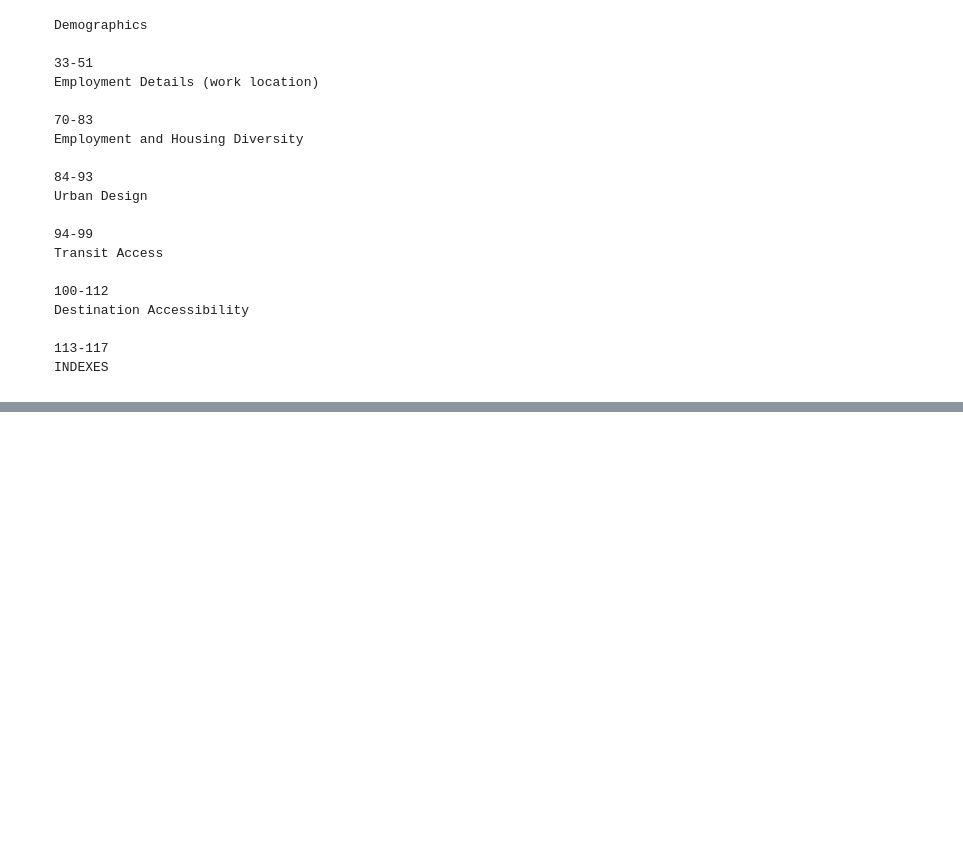
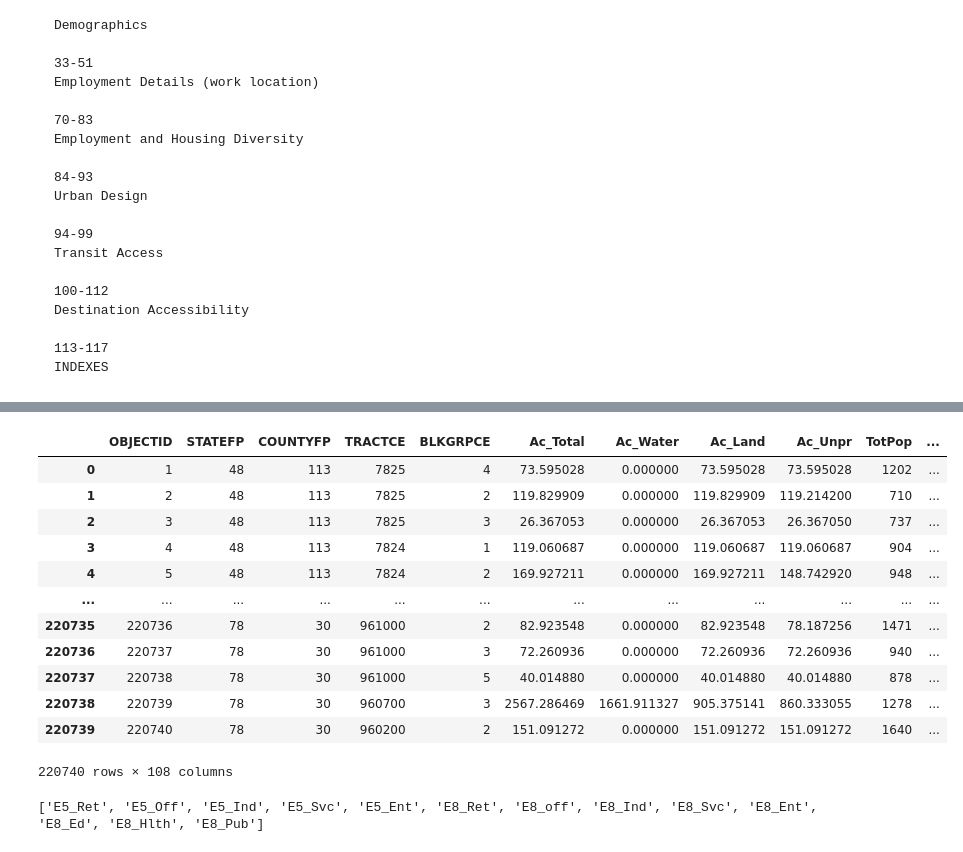
Before and after one commit to Quinnj06/APDataFinal, a Jupyter notebook: EPA_DataCleaning.ipynb, the cells around one changed output, grey strips where cells are left out. Cells and saved outputs as stored; diff of their text form; code cells hidden in the pictures; blank space fills up the shorter version.

```diff
--- a/EPA_DataCleaning.ipynb
+++ b/EPA_DataCleaning.ipynb
@@ -259,0 +306,24 @@ Renamed:
+# %%
+display(df)
+# %% [output]
+|  | OBJECTID | STATEFP | COUNTYFP | TRACTCE | BLKGRPCE | Ac_Total | Ac_Water | Ac_Land | Ac_Unpr | TotPop | ... |
+| 0 | 1 | 48 | 113 | 7825 | 4 | 73.595028 | 0.000000 | 73.595028 | 73.595028 | 1202 | ... |
+| 1 | 2 | 48 | 113 | 7825 | 2 | 119.829909 | 0.000000 | 119.829909 | 119.214200 | 710 | ... |
+| 2 | 3 | 48 | 113 | 7825 | 3 | 26.367053 | 0.000000 | 26.367053 | 26.367050 | 737 | ... |
+| 3 | 4 | 48 | 113 | 7824 | 1 | 119.060687 | 0.000000 | 119.060687 | 119.060687 | 904 | ... |
+| 4 | 5 | 48 | 113 | 7824 | 2 | 169.927211 | 0.000000 | 169.927211 | 148.742920 | 948 | ... |
+| ... | ... | ... | ... | ... | ... | ... | ... | ... | ... | ... | ... |
+| 220735 | 220736 | 78 | 30 | 961000 | 2 | 82.923548 | 0.000000 | 82.923548 | 78.187256 | 1471 | ... |
+| 220736 | 220737 | 78 | 30 | 961000 | 3 | 72.260936 | 0.000000 | 72.260936 | 72.260936 | 940 | ... |
+| 220737 | 220738 | 78 | 30 | 961000 | 5 | 40.014880 | 0.000000 | 40.014880 | 40.014880 | 878 | ... |
+| 220738 | 220739 | 78 | 30 | 960700 | 3 | 2567.286469 | 1661.911327 | 905.375141 | 860.333055 | 1278 | ... |
+| 220739 | 220740 | 78 | 30 | 960200 | 2 | 151.091272 | 0.000000 | 151.091272 | 151.091272 | 1640 | ... |
+220740 rows × 108 columns
+# %%
+EmpDetail = [col for col in df.columns if "E5_" in col]
+EmpDetail += [col for col  in df.columns if "E8_" in col]
+print(list(EmpDetail))
+for col in EmpDetail:
+    del df[col]
+# %% [output]
+['E5_Ret', 'E5_Off', 'E5_Ind', 'E5_Svc', 'E5_Ent', 'E8_Ret', 'E8_off', 'E8_Ind', 'E8_Svc', 'E8_Ent', 'E8_Ed', 'E8_Hlth', 'E8_Pub']
```
Also changed, not shown: parts of 10 cells of this notebook.
